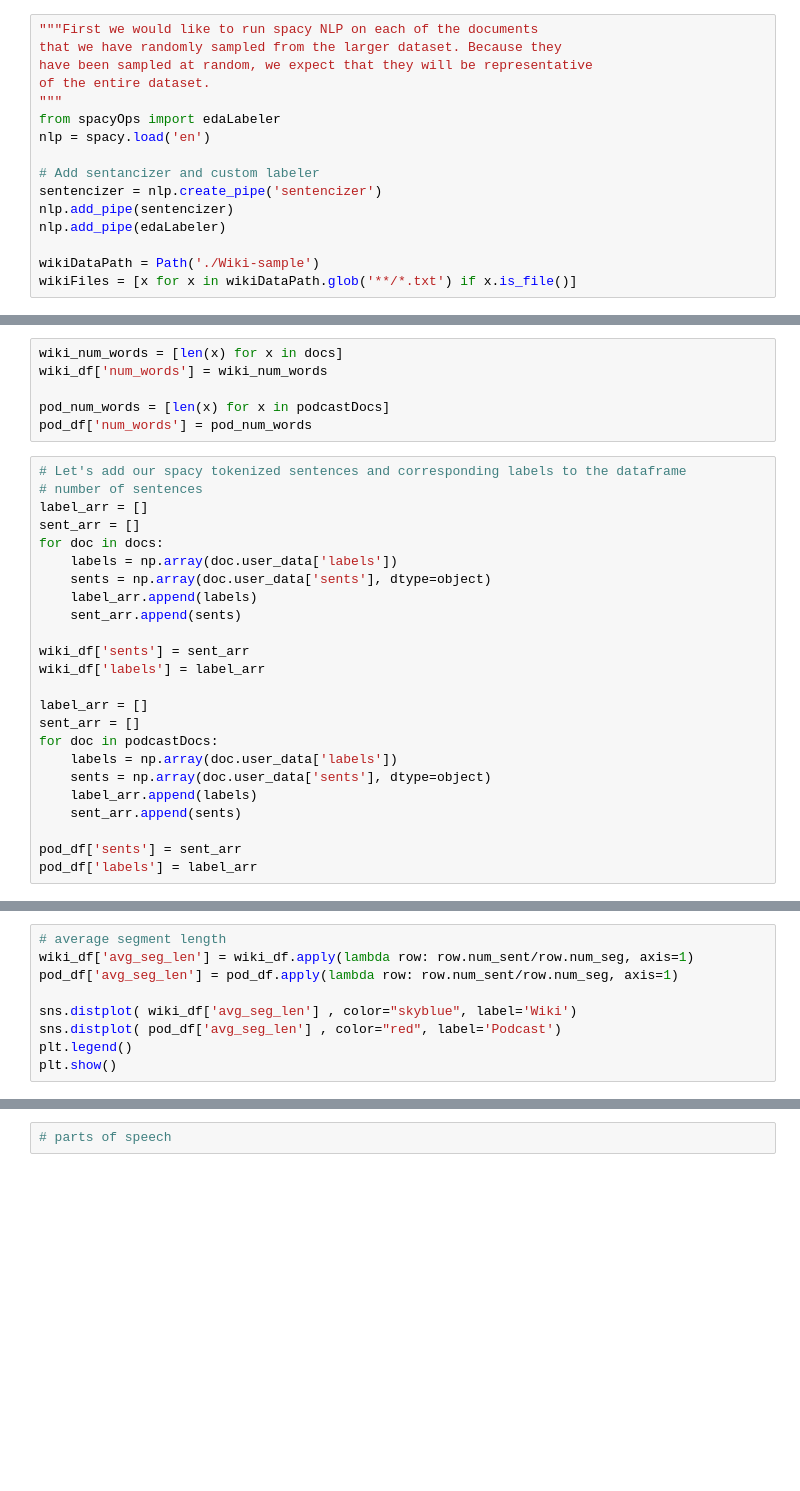
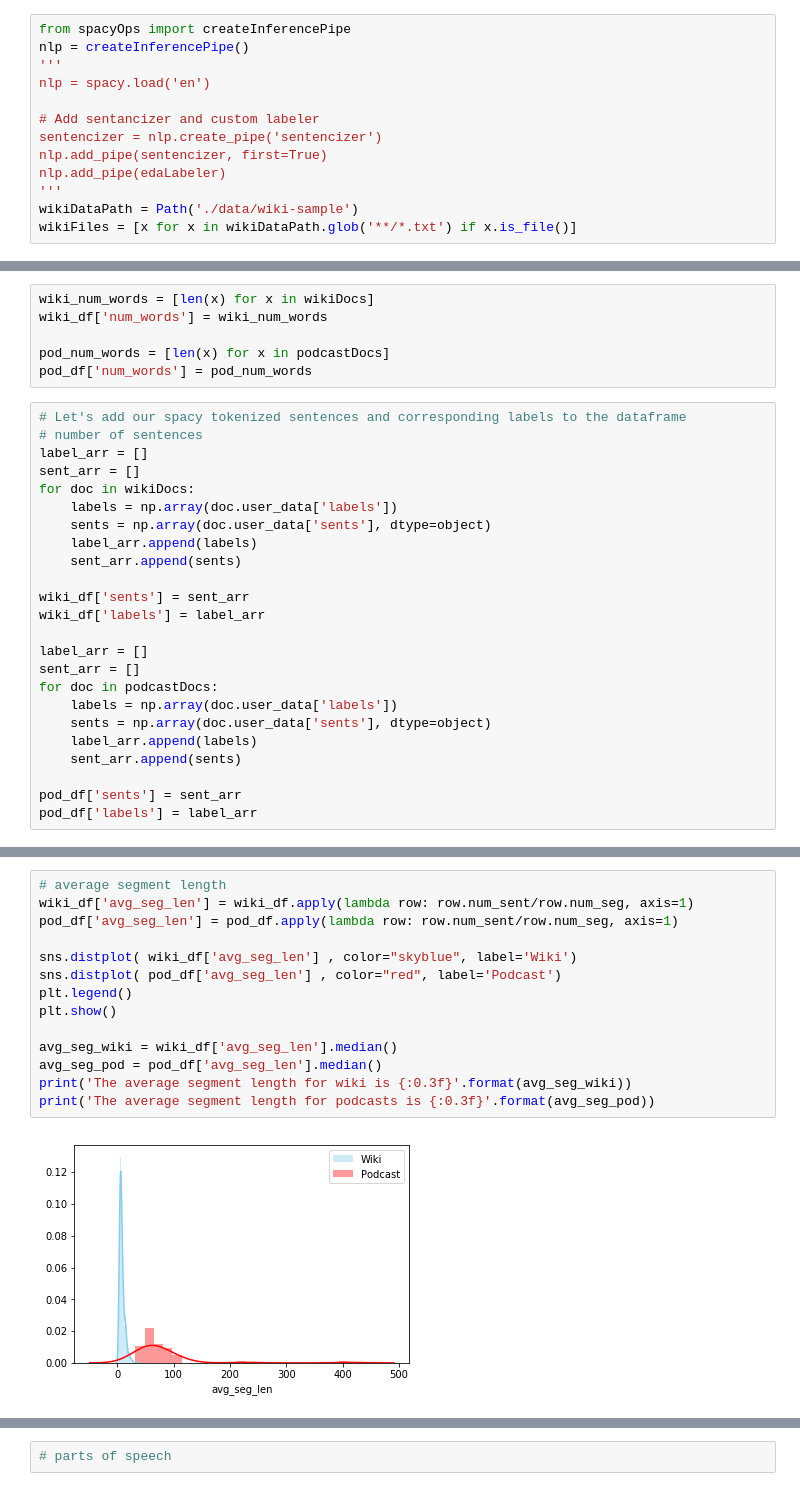
Before and after one commit to bmmidei/SliceCast, a Jupyter notebook: EDA.ipynb, the cells around one changed output, grey strips where cells are left out. Drawn from its saved outputs; the diff is of its cells as text; blank space fills up the shorter version.

```diff
--- a/EDA.ipynb
+++ b/EDA.ipynb
@@ -9,17 +20,14 @@ import seaborn as sns
 # %%
-"""First we would like to run spacy NLP on each of the documents
-that we have randomly sampled from the larger dataset. Because they
-have been sampled at random, we expect that they will be representative
-of the entire dataset.
-"""
-from spacyOps import edaLabeler
+from spacyOps import createInferencePipe
+nlp = createInferencePipe()
+'''
 nlp = spacy.load('en')
 
 # Add sentancizer and custom labeler
 sentencizer = nlp.create_pipe('sentencizer')
-nlp.add_pipe(sentencizer)
+nlp.add_pipe(sentencizer, first=True)
 nlp.add_pipe(edaLabeler)
-
-wikiDataPath = Path('./Wiki-sample')
+'''
+wikiDataPath = Path('./data/wiki-sample')
 wikiFiles = [x for x in wikiDataPath.glob('**/*.txt') if x.is_file()]
 # %%
@@ -54,5 +80,5 @@ print(pod_df.head())
 # %%
-wiki_num_words = [len(x) for x in docs]
+wiki_num_words = [len(x) for x in wikiDocs]
 wiki_df['num_words'] = wiki_num_words
 
 pod_num_words = [len(x) for x in podcastDocs]
@@ -62,7 +88,7 @@ pod_df['num_words'] = pod_num_words
 # number of sentences
 label_arr = []
 sent_arr = []
-for doc in docs:
+for doc in wikiDocs:
     labels = np.array(doc.user_data['labels'])
     sents = np.array(doc.user_data['sents'], dtype=object)
     label_arr.append(labels)
@@ -102,9 +131,16 @@ plt.show()
 # %%
 # average segment length
 wiki_df['avg_seg_len'] = wiki_df.apply(lambda row: row.num_sent/row.num_seg, axis=1)
 pod_df['avg_seg_len'] = pod_df.apply(lambda row: row.num_sent/row.num_seg, axis=1)
 
 sns.distplot( wiki_df['avg_seg_len'] , color="skyblue", label='Wiki')
 sns.distplot( pod_df['avg_seg_len'] , color="red", label='Podcast')
 plt.legend()
 plt.show()
+
+avg_seg_wiki = wiki_df['avg_seg_len'].median()
+avg_seg_pod = pod_df['avg_seg_len'].median()
+print('The average segment length for wiki is {:0.3f}'.format(avg_seg_wiki))
+print('The average segment length for podcasts is {:0.3f}'.format(avg_seg_pod))
+# %% [output]
+[figure, added]
```
Also changed, not shown: parts of 14 cells of this notebook.
